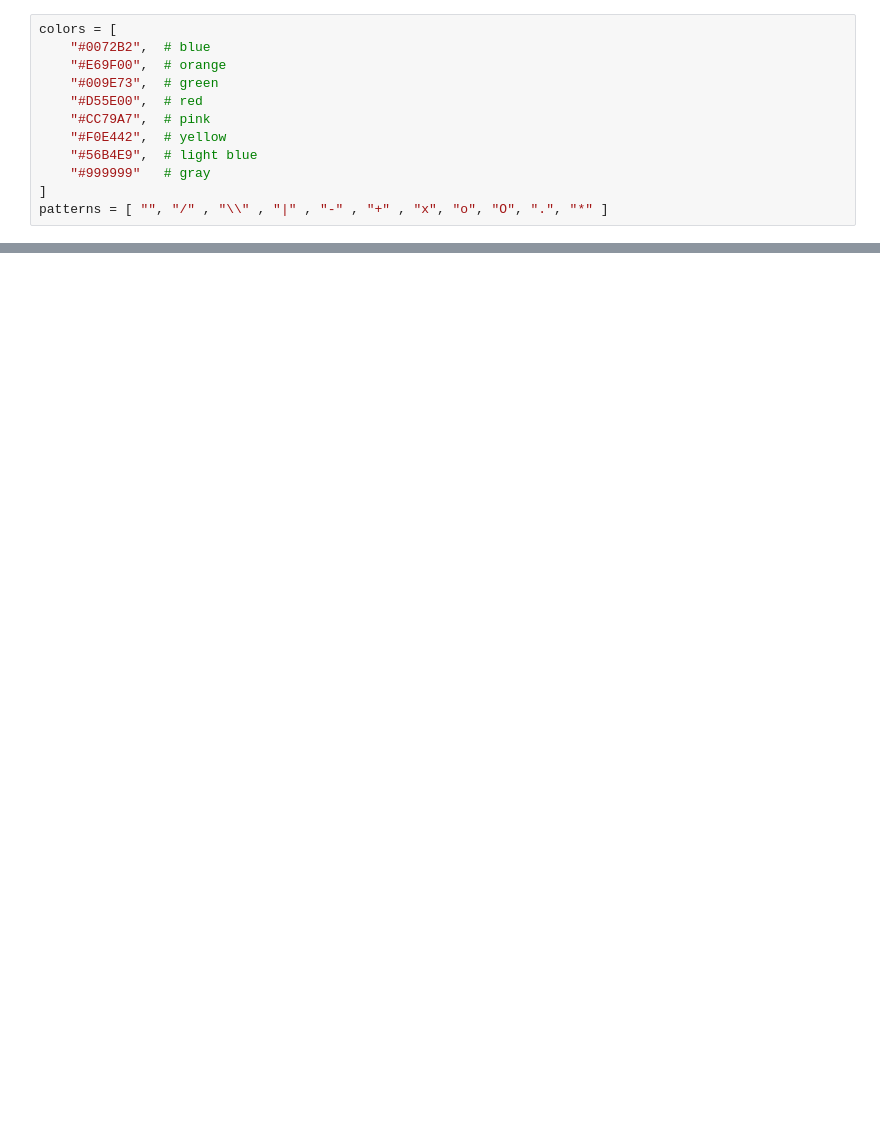
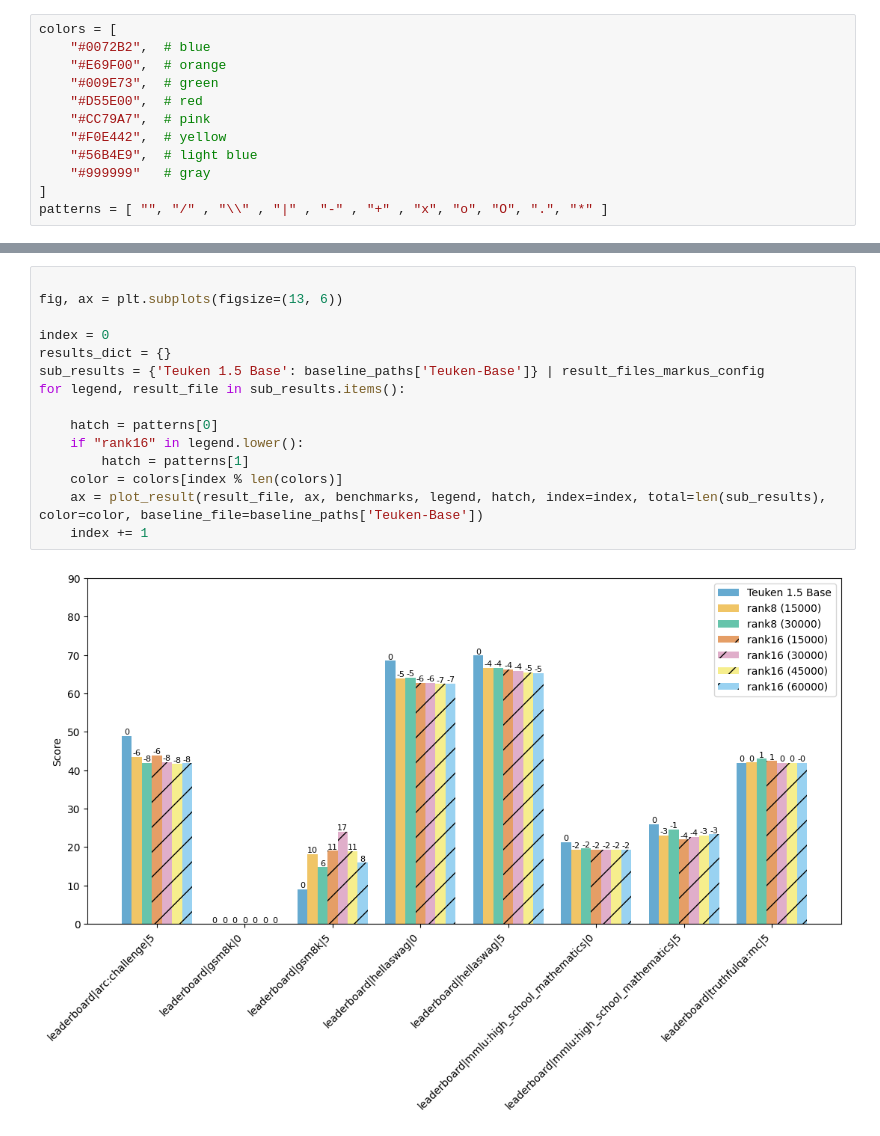
Before and after one commit to behzadshomali/modalities, a Jupyter notebook: src/modalities/plotting/plot_results.ipynb, the cells around one changed output, grey strips where cells are left out. Saved outputs shown, nothing was run; the diff lists cells and outputs as text; blank space fills up the shorter version.

```diff
--- a/src/modalities/plotting/plot_results.ipynb
+++ b/src/modalities/plotting/plot_results.ipynb
@@ -106,0 +190,17 @@ for legend, result_file in result_files.items():
+# %%
+
+fig, ax = plt.subplots(figsize=(13, 6))
+
+index = 0
+results_dict = {}
+sub_results = {'Teuken 1.5 Base': baseline_paths['Teuken-Base']} | result_files_markus_config
+for legend, result_file in sub_results.items():
+
+    hatch = patterns[0]
+    if "rank16" in legend.lower():
+        hatch = patterns[1]
+    color = colors[index % len(colors)]
+    ax = plot_result(result_file, ax, benchmarks, legend, hatch, index=index, total=len(sub_results), color=color, baseline_file=baseline_paths['Teuken-Base'])
+    index += 1
+# %% [output]
+[figure, added]
```
Also changed, not shown: parts of 10 cells of this notebook, 5 other files.
